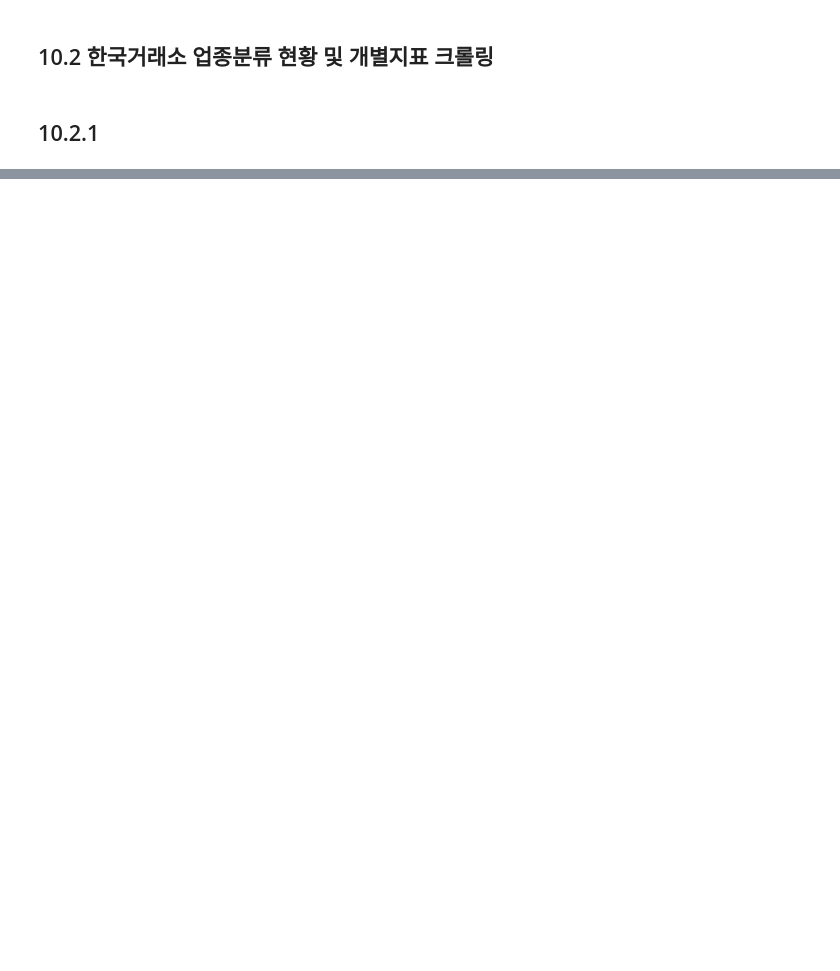
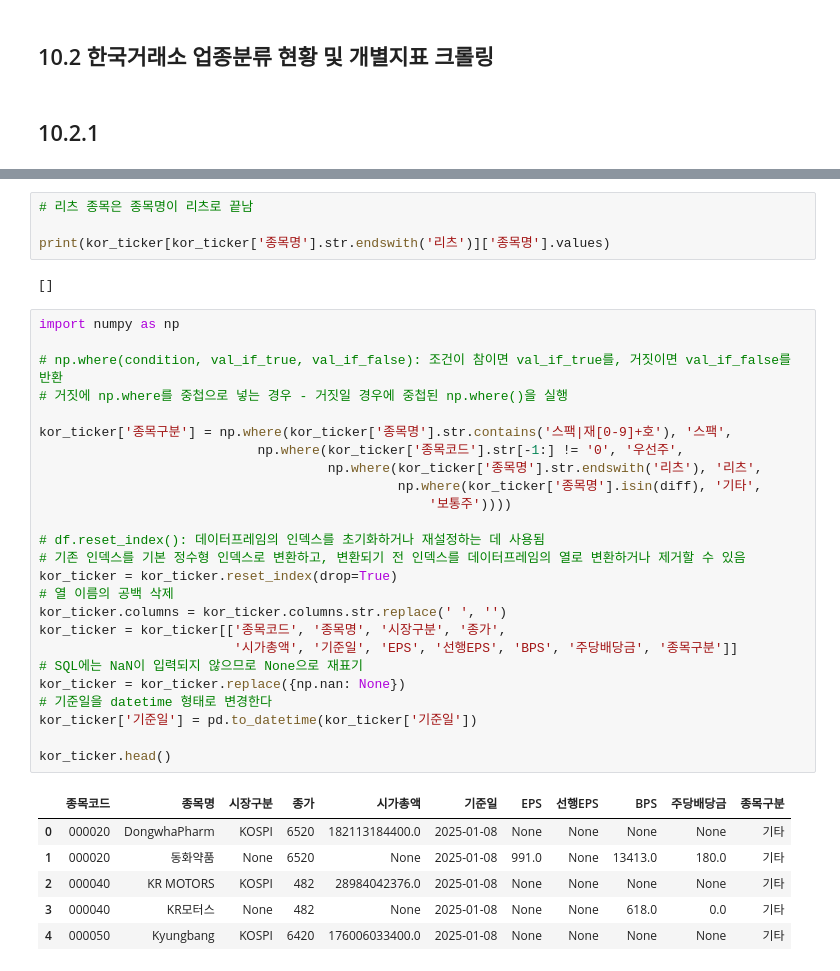
Before and after one commit to Glesep/Quant, a Jupyter notebook: chap_10/chap10.ipynb, the cells around one changed output, grey strips where cells are left out. Drawn from its saved outputs; the diff is of its cells as text; blank space fills up the shorter version.

```diff
--- a/chap_10/chap10.ipynb
+++ b/chap_10/chap10.ipynb
@@ -115,0 +225,38 @@ krx_ind['종목명'] = krx_ind['종목명'].str.strip()   # 종목명 없는 항
+# %%
+# 리츠 종목은 종목명이 리츠로 끝남
+
+print(kor_ticker[kor_ticker['종목명'].str.endswith('리츠')]['종목명'].values)
+# %% [output]
+[]
+# %%
+import numpy as np
+
+# np.where(condition, val_if_true, val_if_false): 조건이 참이면 val_if_true를, 거짓이면 val_if_false를 반환
+# 거짓에 np.where를 중첩으로 넣는 경우 - 거짓일 경우에 중첩된 np.where()을 실행
+
+kor_ticker['종목구분'] = np.where(kor_ticker['종목명'].str.contains('스팩|재[0-9]+호'), '스팩',
+                            np.where(kor_ticker['종목코드'].str[-1:] != '0', '우선주',
+                                     np.where(kor_ticker['종목명'].str.endswith('리츠'), '리츠',
+                                              np.where(kor_ticker['종목명'].isin(diff), '기타',
+                                                  '보통주'))))
+
+# df.reset_index(): 데이터프레임의 인덱스를 초기화하거나 재설정하는 데 사용됨
+# 기존 인덱스를 기본 정수형 인덱스로 변환하고, 변환되기 전 인덱스를 데이터프레임의 열로 변환하거나 제거할 수 있음
+kor_ticker = kor_ticker.reset_index(drop=True)
+# 열 이름의 공백 삭제
+kor_ticker.columns = kor_ticker.columns.str.replace(' ', '')
+kor_ticker = kor_ticker[['종목코드', '종목명', '시장구분', '종가',
+                         '시가총액', '기준일', 'EPS', '선행EPS', 'BPS', '주당배당금', '종목구분']]
+# SQL에는 NaN이 입력되지 않으므로 None으로 재표기
+kor_ticker = kor_ticker.replace({np.nan: None})
+# 기준일을 datetime 형태로 변경한다
+kor_ticker['기준일'] = pd.to_datetime(kor_ticker['기준일'])
+
+kor_ticker.head()
+# %% [output]
+|  | 종목코드 | 종목명 | 시장구분 | 종가 | 시가총액 | 기준일 | EPS | 선행EPS | BPS | 주당배당금 | 종목구분 |
+| 0 | 000020 | DongwhaPharm | KOSPI | 6520 | 182113184400.0 | 2025-01-08 | None | None | None | None | 기타 |
+| 1 | 000020 | 동화약품 | None | 6520 | None | 2025-01-08 | 991.0 | None | 13413.0 | 180.0 | 기타 |
+| 2 | 000040 | KR MOTORS | KOSPI | 482 | 28984042376.0 | 2025-01-08 | None | None | None | None | 기타 |
+| 3 | 000040 | KR모터스 | None | 482 | None | 2025-01-08 | None | None | 618.0 | 0.0 | 기타 |
+| 4 | 000050 | Kyungbang | KOSPI | 6420 | 176006033400.0 | 2025-01-08 | None | None | None | None | 기타 |
```
Also changed, not shown: parts of 15 cells of this notebook.
